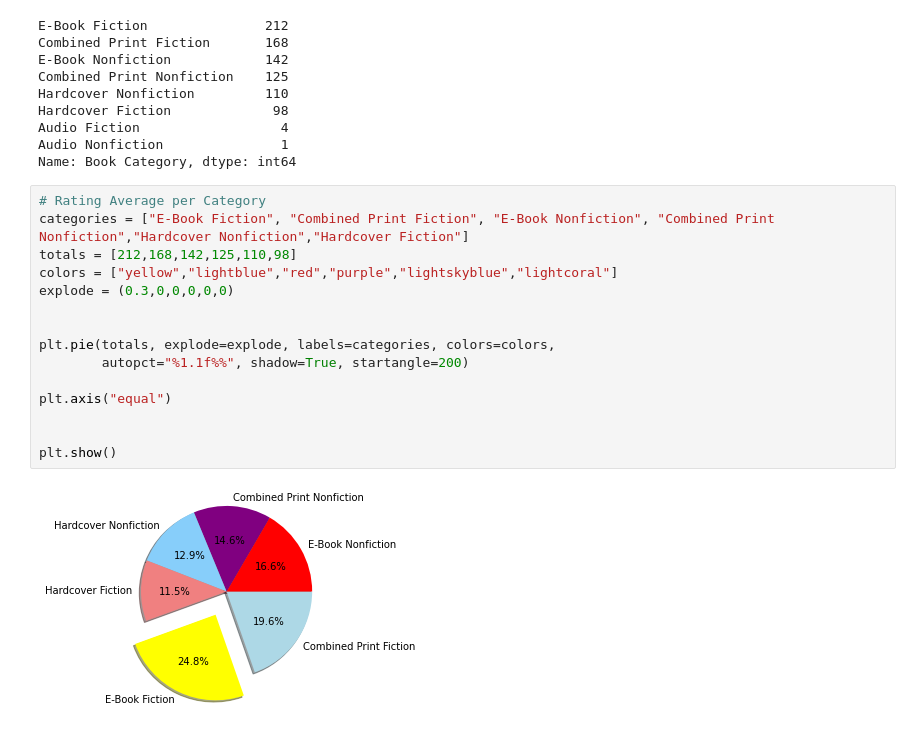
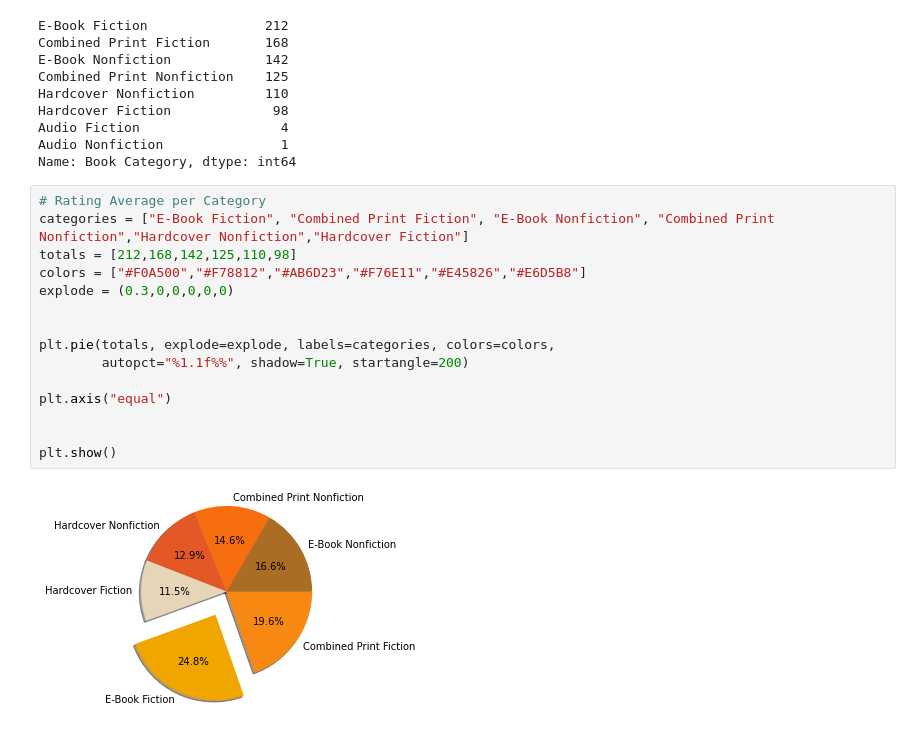
Before and after one commit to angeleyazbec/NYT-Bestselling-Books, a Jupyter notebook: books_plots_V1-Copy1.ipynb, the cells around one changed output. Drawn from its saved outputs; the diff is of its cells as text.

```diff
--- a/books_plots_V1-Copy1.ipynb
+++ b/books_plots_V1-Copy1.ipynb
@@ -256,17 +285,17 @@ Name: Book Category, dtype: int64
 # %%
 # Rating Average per Category
 categories = ["E-Book Fiction", "Combined Print Fiction", "E-Book Nonfiction", "Combined Print Nonfiction","Hardcover Nonfiction","Hardcover Fiction"]
 totals = [212,168,142,125,110,98]
-colors = ["yellow","lightblue","red","purple","lightskyblue","lightcoral"]
+colors = ["#F0A500","#F78812","#AB6D23","#F76E11","#E45826","#E6D5B8"]
 explode = (0.3,0,0,0,0,0)
 
 
 plt.pie(totals, explode=explode, labels=categories, colors=colors,
         autopct="%1.1f%%", shadow=True, startangle=200)
 
 plt.axis("equal")
 
 
 plt.show()
 # %% [output]
-[figure, old version]
+[figure, new version]
```
Also changed, not shown: parts of 22 cells of this notebook, 3 other files.
